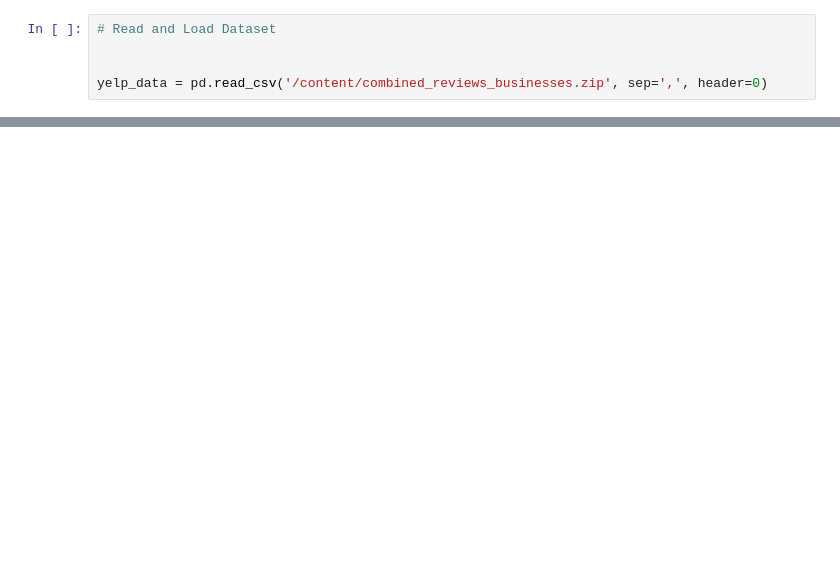
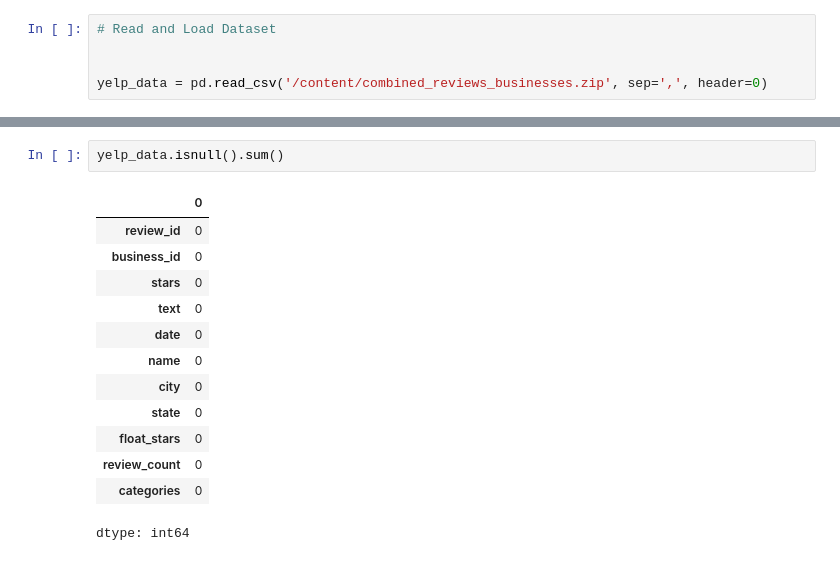
Before and after one commit to GbemisolaAyejuni/CIND820-Big-Data-Analytics-Project, a Jupyter notebook: Data_Description.ipynb, the cells around one changed output, grey strips where cells are left out. Cells and saved outputs as stored; diff of their text form; blank space fills up the shorter version.

```diff
--- a/Data_Description.ipynb
+++ b/Data_Description.ipynb
@@ -104,0 +96,16 @@ memory usage: 324.4+ MB
+# %%
+yelp_data.isnull().sum()
+# %% [output]
+|  | 0 |
+| review_id | 0 |
+| business_id | 0 |
+| stars | 0 |
+| text | 0 |
+| date | 0 |
+| name | 0 |
+| city | 0 |
+| state | 0 |
+| float_stars | 0 |
+| review_count | 0 |
+| categories | 0 |
+dtype: int64
```
Also changed, not shown: parts of 10 cells of this notebook.
